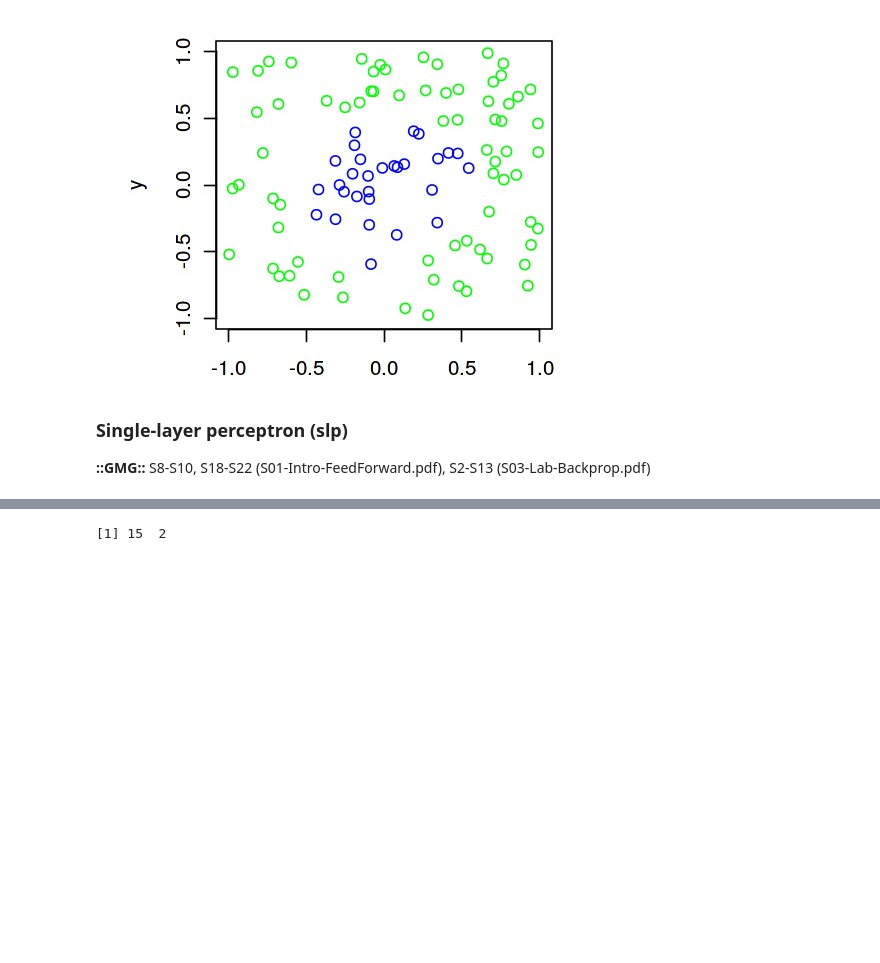
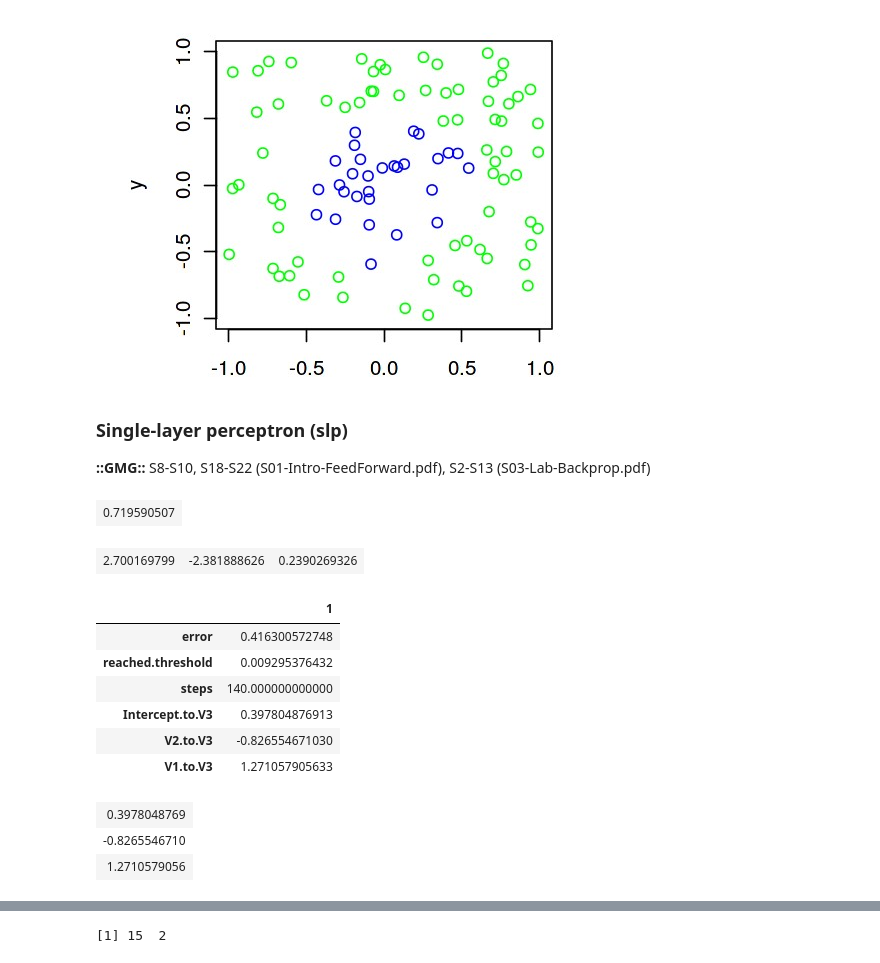
Before and after one commit to yerartdev/m1969-machine-learning-i, a Jupyter notebook: lab/s01-class-nn-intro.ipynb, the cells around one changed output, grey strips where cells are left out. Cells and saved outputs as stored; diff of their text form; code cells hidden in the pictures; blank space fills up the shorter version.

Commit message:
S01: Single layer perceptron with linear dataset; prueba backprop con dataset lin, comparación coon neuralnet

```diff
--- a/lab/s01-class-nn-intro.ipynb
+++ b/lab/s01-class-nn-intro.ipynb
@@ -113,0 +125,8 @@ modelo <- backprop(y = lin[,3], x = lin[,-3])
+# %%
+modelo_bp$error
+# %% [output]
+| 0.719590507 |
+# %%
+modelo_bp$pesos
+# %% [output]
+| 2.700169799 | -2.381888626 | 0.2390269326 |
@@ -113,0 +135,18 @@ modelo <- backprop(y = lin[,3], x = lin[,-3])
+# %%
+modelo_nn <- neuralnet(formula = V3 ~ V2 + V1, data = lin, hidden = 0)
+# %%
+modelo_nn$result.matrix
+# %% [output]
+|  | 1 |
+| error | 0.416300572748 |
+| reached.threshold | 0.009295376432 |
+| steps | 140.000000000000 |
+| Intercept.to.V3 | 0.397804876913 |
+| V2.to.V3 | -0.826554671030 |
+| V1.to.V3 | 1.271057905633 |
+# %%
+modelo_nn$weights
+# %% [output]
+| 0.3978048769 |
+| -0.8265546710 |
+| 1.2710579056 |
```
Also changed, not shown: parts of 7 cells of this notebook.
